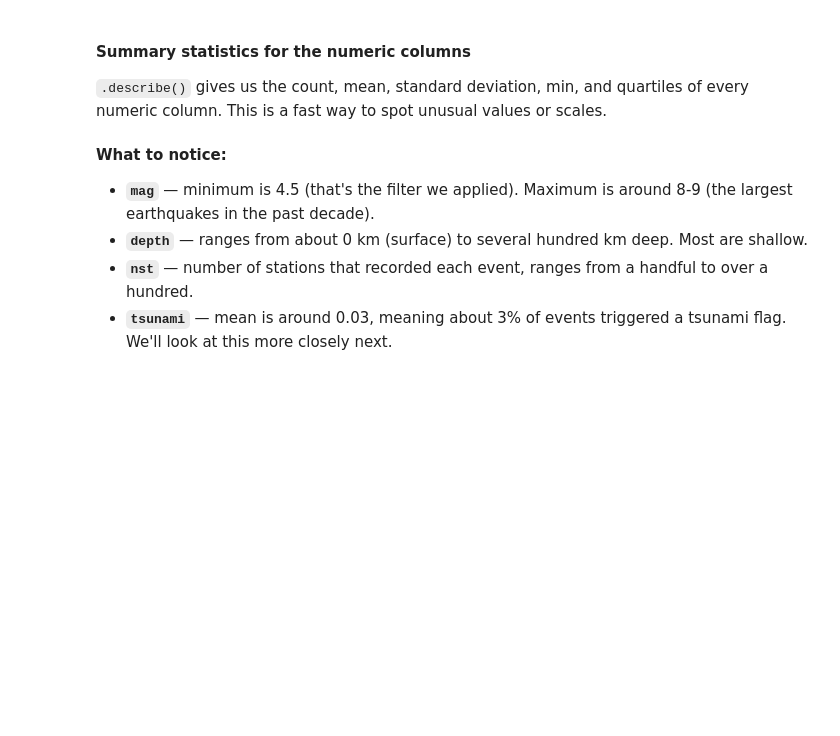
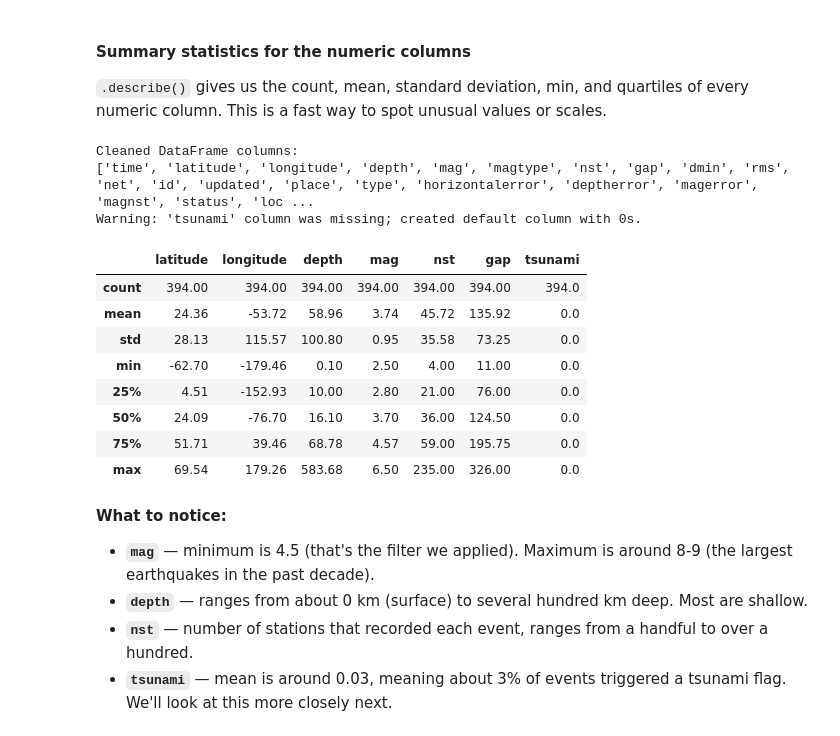
Before and after one commit to davidampofoquarcoo-blip/Climate_Change_AI_Summer_School, a Jupyter notebook: Predicting_Tsunami_Alerts_from_Earthquake_Observations.ipynb, the cells around one changed output. Cells and saved outputs as stored; diff of their text form; code cells hidden in the pictures; blank space fills up the shorter version.

```diff
--- a/Predicting_Tsunami_Alerts_from_Earthquake_Observations.ipynb
+++ b/Predicting_Tsunami_Alerts_from_Earthquake_Observations.ipynb
@@ -326,3 +325,44 @@ df[main_cols].describe().round(2)
+# %%
+import pandas as pd
+
+# 1. Clean up potential whitespace around column headers
+df.columns = df.columns.str.strip().str.lower()
+
+# 2. Print existing columns to verify exact names
+print("Cleaned DataFrame columns:")
+print(list(df.columns))
+
+# 3. Check for tsunami-related column variants
+if 'tsunami' not in df.columns:
+    # Identify alternative column names if USGS API format varies
+    possible_tsunami_cols = [c for c in df.columns if 'tsunami' in c]
+    if possible_tsunami_cols:
+        df.rename(columns={possible_tsunami_cols[0]: 'tsunami'}, inplace=True)
+        print(f"Renamed '{possible_tsunami_cols[0]}' to 'tsunami'")
+    else:
+        # Fallback: create the tsunami column defaulted to 0 if missing entirely
+        df['tsunami'] = 0
+        print("Warning: 'tsunami' column was missing; created default column with 0s.")
+
+# 4. Filter only columns that exist in the DataFrame
+main_cols = ['latitude', 'longitude', 'depth', 'mag', 'nst', 'gap', 'tsunami']
+existing_cols = [col for col in main_cols if col in df.columns]
+
+# 5. Output summary statistics
+df[existing_cols].describe().round(2)
+# %% [output]
+Cleaned DataFrame columns:
+['time', 'latitude', 'longitude', 'depth', 'mag', 'magtype', 'nst', 'gap', 'dmin', 'rms', 'net', 'id', 'updated', 'place', 'type', 'horizontalerror', 'deptherror', 'magerror', 'magnst', 'status', 'loc ...
+Warning: 'tsunami' column was missing; created default column with 0s.
+|  | latitude | longitude | depth | mag | nst | gap | tsunami |
+| count | 394.00 | 394.00 | 394.00 | 394.00 | 394.00 | 394.00 | 394.0 |
+| mean | 24.36 | -53.72 | 58.96 | 3.74 | 45.72 | 135.92 | 0.0 |
+| std | 28.13 | 115.57 | 100.80 | 0.95 | 35.58 | 73.25 | 0.0 |
+| min | -62.70 | -179.46 | 0.10 | 2.50 | 4.00 | 11.00 | 0.0 |
+| 25% | 4.51 | -152.93 | 10.00 | 2.80 | 21.00 | 76.00 | 0.0 |
+| 50% | 24.09 | -76.70 | 16.10 | 3.70 | 36.00 | 124.50 | 0.0 |
+| 75% | 51.71 | 39.46 | 68.78 | 4.57 | 59.00 | 195.75 | 0.0 |
+| max | 69.54 | 179.26 | 583.68 | 6.50 | 235.00 | 326.00 | 0.0 |
 # %% [markdown]
 **What to notice:**
 
```
Also changed, not shown: parts of 40 cells of this notebook.
